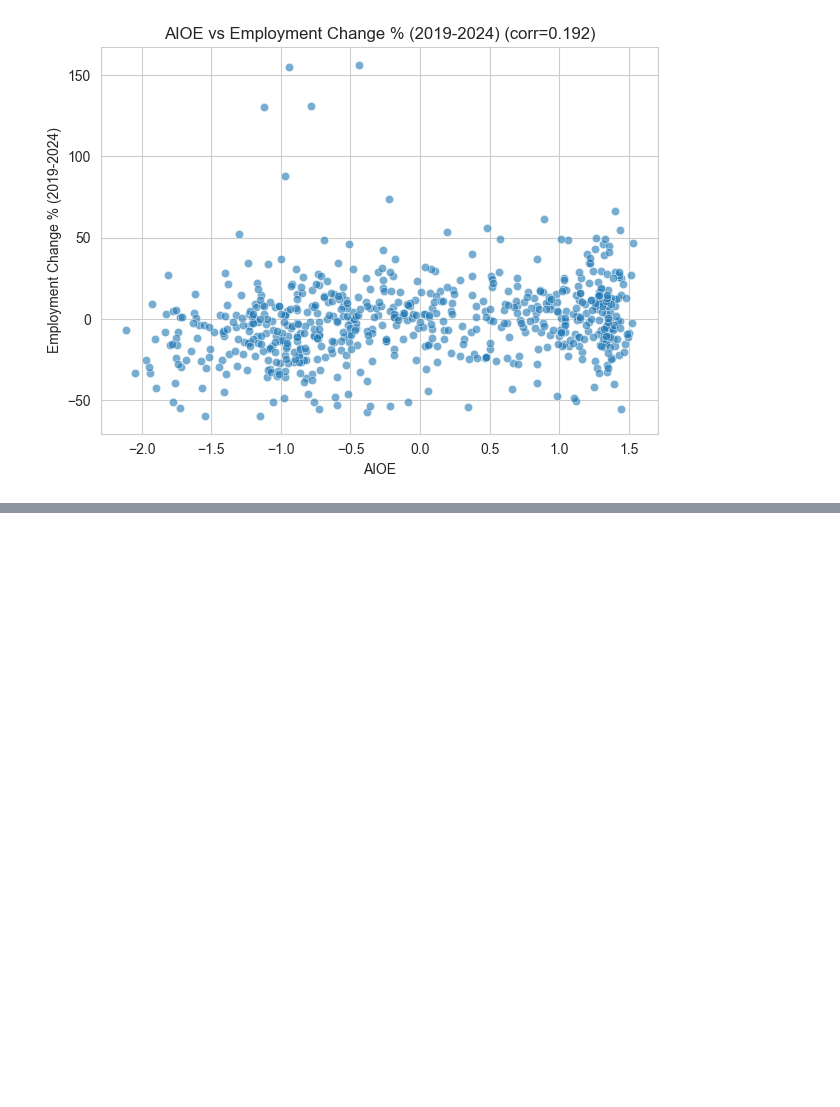
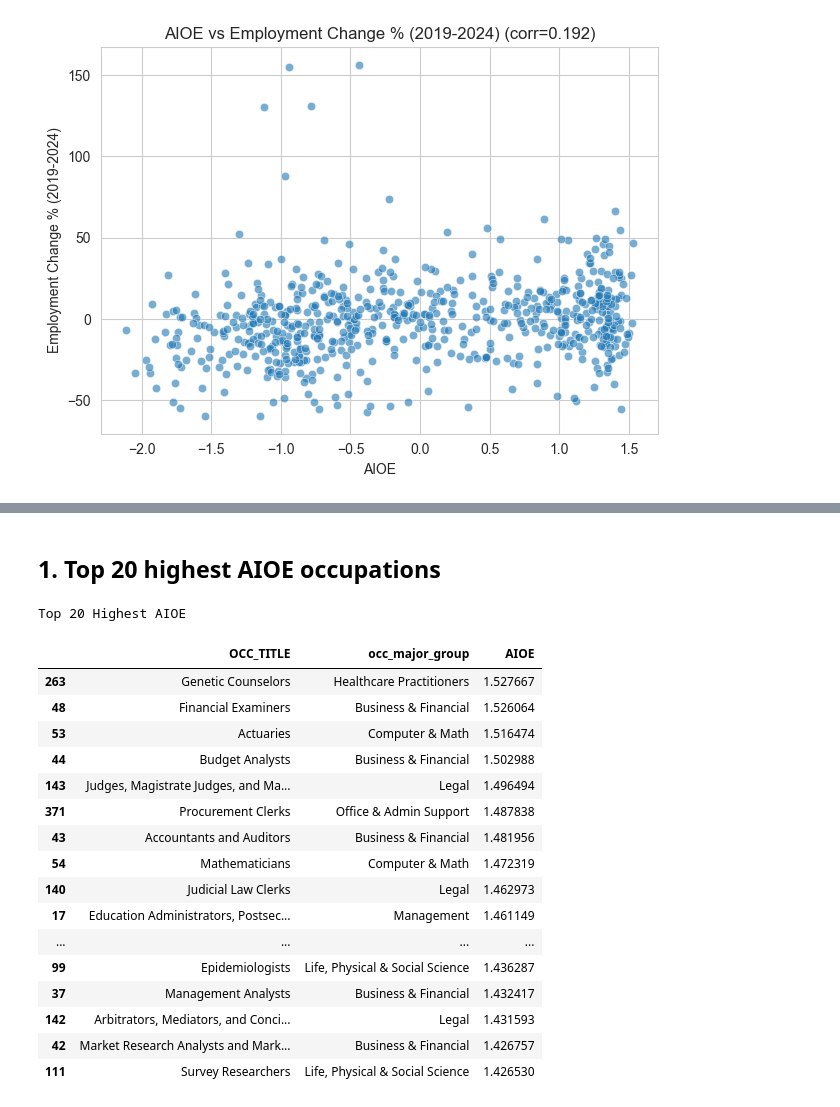
Before and after one commit to axtex/255-AI, a Jupyter notebook: notebooks/05_cross_dataset_EDA.ipynb, the cells around one changed output, grey strips where cells are left out. Cells and saved outputs as stored; diff of their text form; code cells hidden in the pictures; blank space fills up the shorter version.

```diff
--- a/notebooks/05_cross_dataset_EDA.ipynb
+++ b/notebooks/05_cross_dataset_EDA.ipynb
@@ -131,0 +187,29 @@ plt.show()
+# %%
+cols = ["OCC_TITLE", "occ_major_group", "AIOE"]
+
+top20_high = data[cols].dropna(subset=["AIOE"]).sort_values("AIOE", ascending=False).head(20)
+top20_low  = data[cols].dropna(subset=["AIOE"]).sort_values("AIOE", ascending=True).head(20)
+# %% [markdown]
+## 1. Top 20 highest AIOE occupations
+# %%
+print("Top 20 Highest AIOE")
+display(top20_high)
+# %% [output]
+Top 20 Highest AIOE
+|  | OCC_TITLE | occ_major_group | AIOE |
+| 263 | Genetic Counselors | Healthcare Practitioners | 1.527667 |
+| 48 | Financial Examiners | Business & Financial | 1.526064 |
+| 53 | Actuaries | Computer & Math | 1.516474 |
+| 44 | Budget Analysts | Business & Financial | 1.502988 |
+| 143 | Judges, Magistrate Judges, and Ma... | Legal | 1.496494 |
+| 371 | Procurement Clerks | Office & Admin Support | 1.487838 |
+| 43 | Accountants and Auditors | Business & Financial | 1.481956 |
+| 54 | Mathematicians | Computer & Math | 1.472319 |
+| 140 | Judicial Law Clerks | Legal | 1.462973 |
+| 17 | Education Administrators, Postsec... | Management | 1.461149 |
+| ... | ... | ... | ... |
+| 99 | Epidemiologists | Life, Physical & Social Science | 1.436287 |
+| 37 | Management Analysts | Business & Financial | 1.432417 |
+| 142 | Arbitrators, Mediators, and Conci... | Legal | 1.431593 |
+| 42 | Market Research Analysts and Mark... | Business & Financial | 1.426757 |
+| 111 | Survey Researchers | Life, Physical & Social Science | 1.426530 |
```
Also changed, not shown: parts of 9 cells of this notebook.
